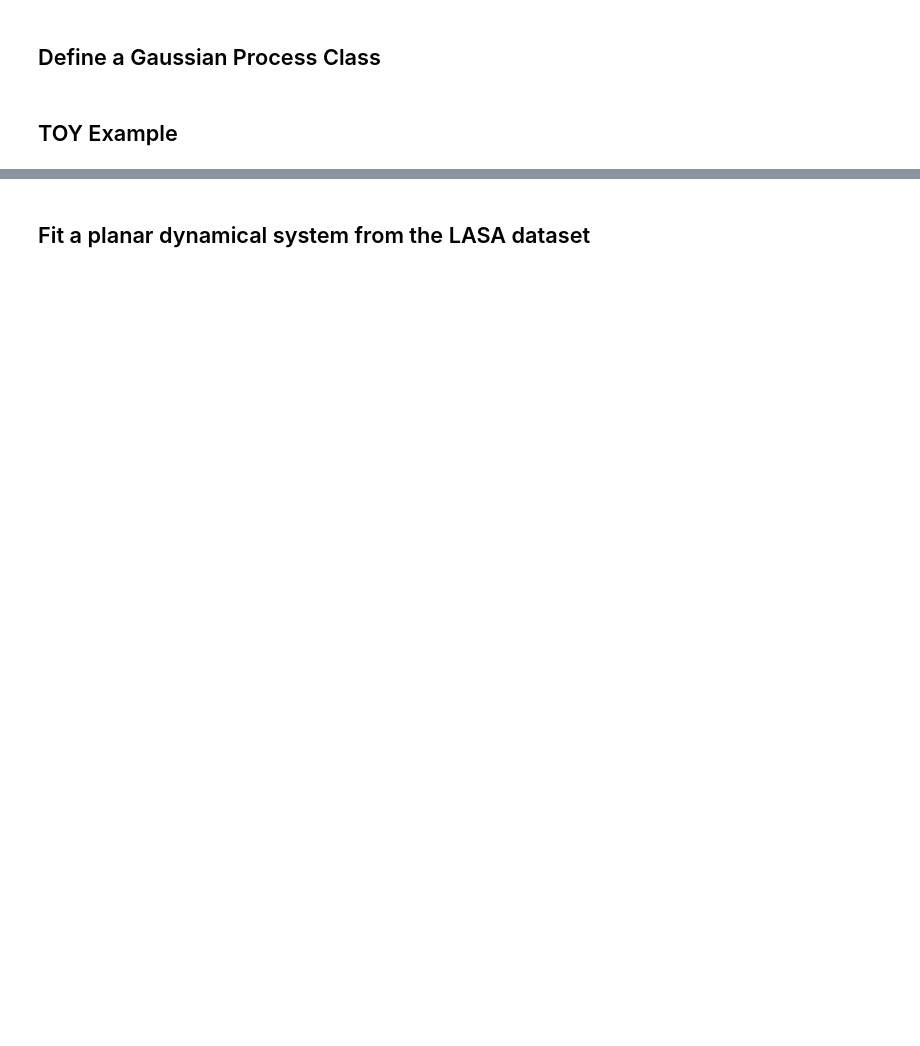
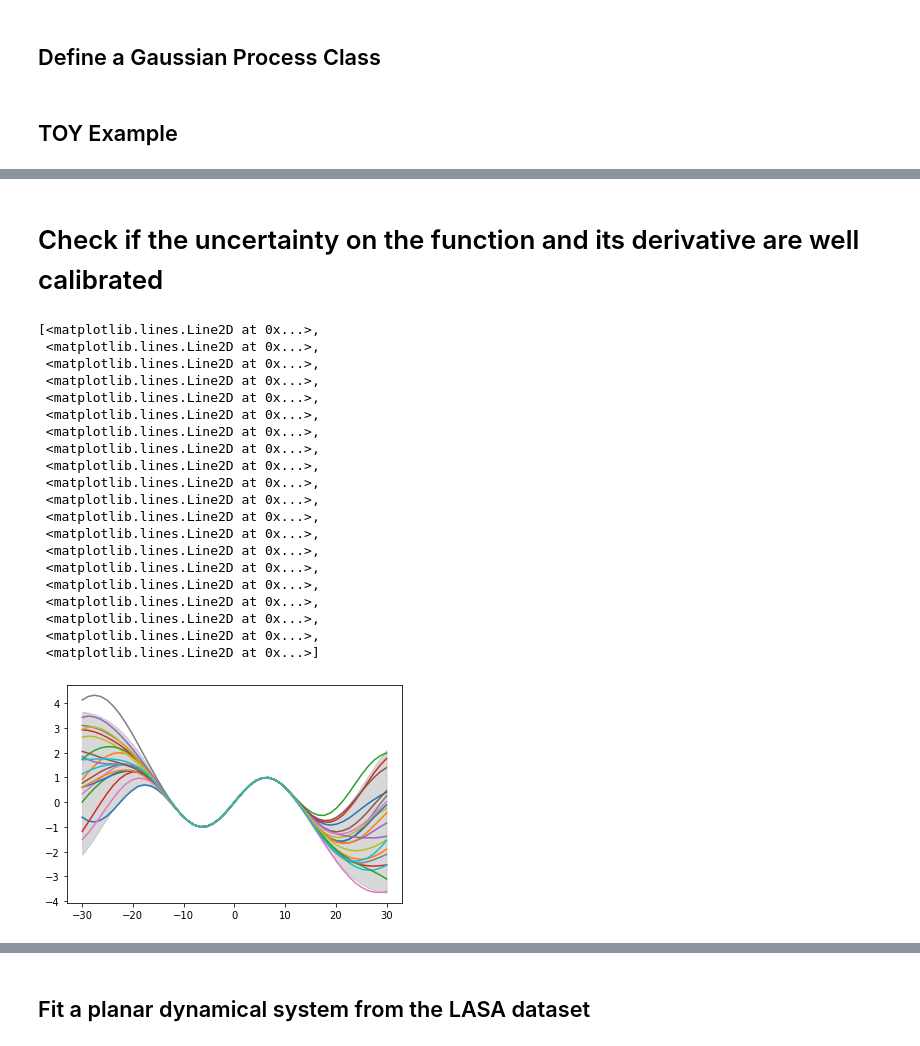
Before and after one commit to franzesegiovanni/ILoSA, a Jupyter notebook: example/Gaussian Process Dynamical System .ipynb, the cells around one changed output, grey strips where cells are left out. Cells and saved outputs as stored; diff of their text form; code cells hidden in the pictures; blank space fills up the shorter version.

```diff
--- a/example/Gaussian Process Dynamical System .ipynb
+++ b/example/Gaussian Process Dynamical System .ipynb
@@ -72,0 +76,30 @@ plt.legend(["data","fit","derivative"])
+# %% [markdown]
+# Check if the uncertainty on the function and its derivative are well calibrated
+# %%
+sample=[]
+plt.figure()
+samples=gp.gp.sample_y(X_test, n_samples=20)
+plt.fill_between(X_test.reshape(-1,), Y_pred-2*std, Y_pred+2*std, color='gray', alpha=0.3)
+plt.plot(X_test, samples)
+# %% [output]
+[<matplotlib.lines.Line2D at 0x...>,
+ <matplotlib.lines.Line2D at 0x...>,
+ <matplotlib.lines.Line2D at 0x...>,
+ <matplotlib.lines.Line2D at 0x...>,
+ <matplotlib.lines.Line2D at 0x...>,
+ <matplotlib.lines.Line2D at 0x...>,
+ <matplotlib.lines.Line2D at 0x...>,
+ <matplotlib.lines.Line2D at 0x...>,
+ <matplotlib.lines.Line2D at 0x...>,
+ <matplotlib.lines.Line2D at 0x...>,
+ <matplotlib.lines.Line2D at 0x...>,
+ <matplotlib.lines.Line2D at 0x...>,
+ <matplotlib.lines.Line2D at 0x...>,
+ <matplotlib.lines.Line2D at 0x...>,
+ <matplotlib.lines.Line2D at 0x...>,
+ <matplotlib.lines.Line2D at 0x...>,
+ <matplotlib.lines.Line2D at 0x...>,
+ <matplotlib.lines.Line2D at 0x...>,
+ <matplotlib.lines.Line2D at 0x...>,
+ <matplotlib.lines.Line2D at 0x...>]
+[figure, added]
```
Also changed, not shown: parts of 4 cells of this notebook.
